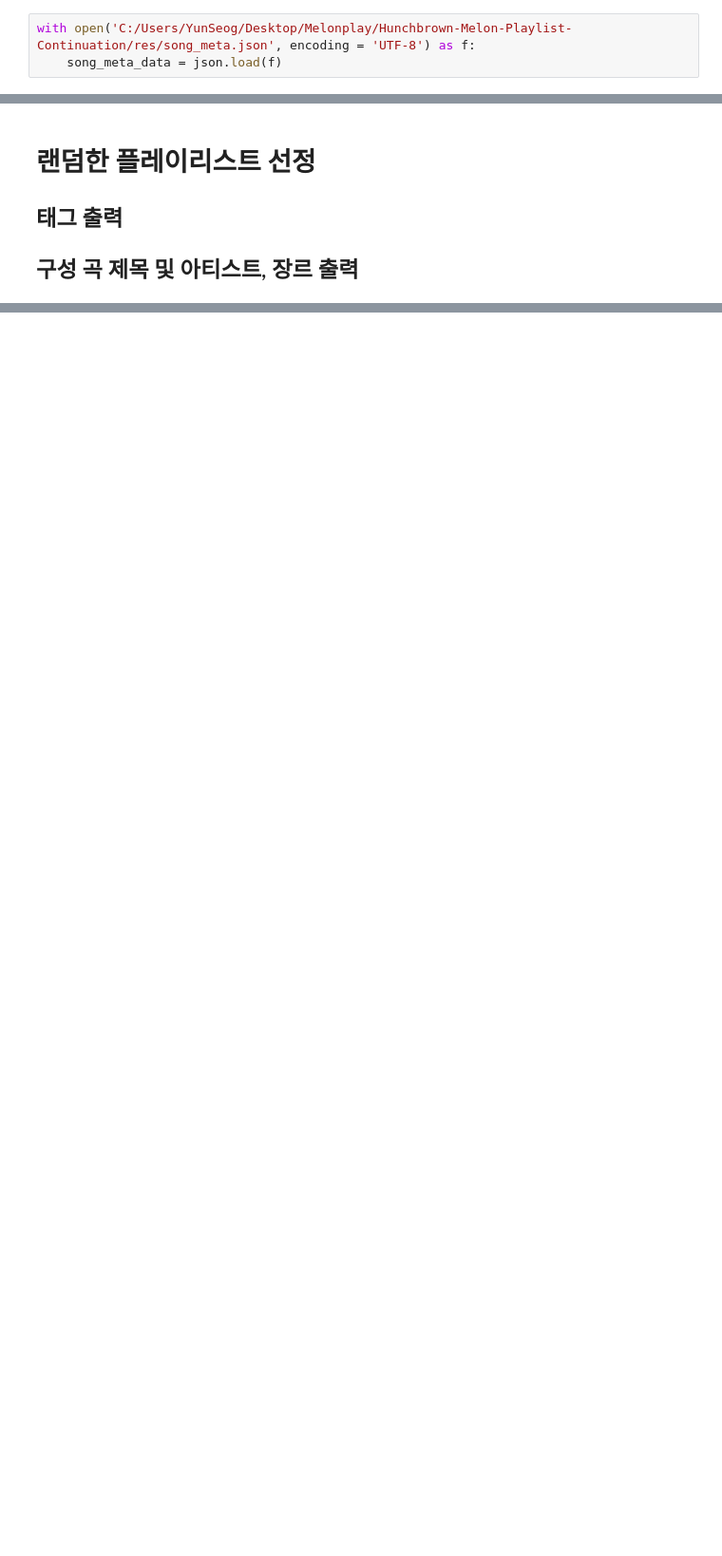
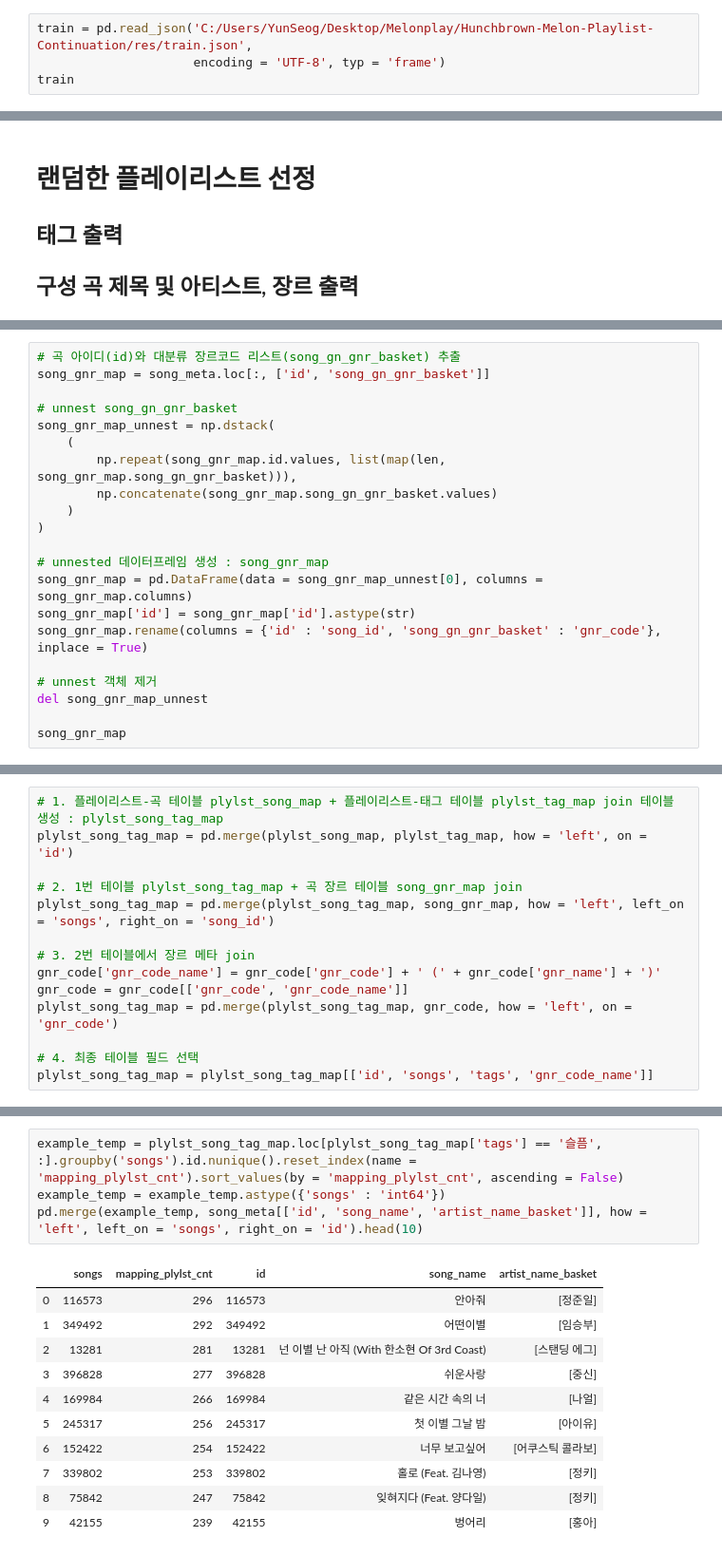
Before and after one commit to dhsong95/Hunchbrown-Melon-Playlist-Continuation, a Jupyter notebook: EDA/TestData.ipynb, the cells around one changed output, grey strips where cells are left out. Shown at 95% size. Saved outputs shown, nothing was run; the diff lists cells and outputs as text; blank space fills up the shorter version.

```diff
--- a/EDA/TestData.ipynb
+++ b/EDA/TestData.ipynb
@@ -29,3 +118,4 @@ Length: 254, dtype: object
 # %%
-with open('C:/Users/YunSeog/Desktop/Melonplay/Hunchbrown-Melon-Playlist-Continuation/res/song_meta.json', encoding = 'UTF-8') as f:
-    song_meta_data = json.load(f)
+train = pd.read_json('C:/Users/YunSeog/Desktop/Melonplay/Hunchbrown-Melon-Playlist-Continuation/res/train.json',
+                     encoding = 'UTF-8', typ = 'frame')
+train
@@ -109,0 +244,21 @@ for song in sample_songs:
+# %%
+# 곡 아이디(id)와 대분류 장르코드 리스트(song_gn_gnr_basket) 추출
+song_gnr_map = song_meta.loc[:, ['id', 'song_gn_gnr_basket']]
+
+# unnest song_gn_gnr_basket
+song_gnr_map_unnest = np.dstack(
+    (
+        np.repeat(song_gnr_map.id.values, list(map(len, song_gnr_map.song_gn_gnr_basket))),
+        np.concatenate(song_gnr_map.song_gn_gnr_basket.values)
+    )
+)
+
+# unnested 데이터프레임 생성 : song_gnr_map
+song_gnr_map = pd.DataFrame(data = song_gnr_map_unnest[0], columns = song_gnr_map.columns)
+song_gnr_map['id'] = song_gnr_map['id'].astype(str)
+song_gnr_map.rename(columns = {'id' : 'song_id', 'song_gn_gnr_basket' : 'gnr_code'}, inplace = True)
+
+# unnest 객체 제거
+del song_gnr_map_unnest
+
+song_gnr_map
@@ -109,0 +279,14 @@ for song in sample_songs:
+# %%
+# 1. 플레이리스트-곡 테이블 plylst_song_map + 플레이리스트-태그 테이블 plylst_tag_map join 테이블 생성 : plylst_song_tag_map
+plylst_song_tag_map = pd.merge(plylst_song_map, plylst_tag_map, how = 'left', on = 'id')
+
+# 2. 1번 테이블 plylst_song_tag_map + 곡 장르 테이블 song_gnr_map join
+plylst_song_tag_map = pd.merge(plylst_song_tag_map, song_gnr_map, how = 'left', left_on = 'songs', right_on = 'song_id')
+
+# 3. 2번 테이블에서 장르 메타 join
+gnr_code['gnr_code_name'] = gnr_code['gnr_code'] + ' (' + gnr_code['gnr_name'] + ')'
+gnr_code = gnr_code[['gnr_code', 'gnr_code_name']]
+plylst_song_tag_map = pd.merge(plylst_song_tag_map, gnr_code, how = 'left', on = 'gnr_code')
+
+# 4. 최종 테이블 필드 선택
+plylst_song_tag_map = plylst_song_tag_map[['id', 'songs', 'tags', 'gnr_code_name']]
@@ -109,0 +350,16 @@ for song in sample_songs:
+# %%
+example_temp = plylst_song_tag_map.loc[plylst_song_tag_map['tags'] == '슬픔', :].groupby('songs').id.nunique().reset_index(name = 'mapping_plylst_cnt').sort_values(by = 'mapping_plylst_cnt', ascending = False)
+example_temp = example_temp.astype({'songs' : 'int64'})
+pd.merge(example_temp, song_meta[['id', 'song_name', 'artist_name_basket']], how = 'left', left_on = 'songs', right_on = 'id').head(10)
+# %% [output]
+|  | songs | mapping_plylst_cnt | id | song_name | artist_name_basket |
+| 0 | 116573 | 296 | 116573 | 안아줘 | [정준일] |
+| 1 | 349492 | 292 | 349492 | 어떤이별 | [임승부] |
+| 2 | 13281 | 281 | 13281 | 넌 이별 난 아직 (With 한소현 Of 3rd Coast) | [스탠딩 에그] |
+| 3 | 396828 | 277 | 396828 | 쉬운사랑 | [중신] |
+| 4 | 169984 | 266 | 169984 | 같은 시간 속의 너 | [나얼] |
+| 5 | 245317 | 256 | 245317 | 첫 이별 그날 밤 | [아이유] |
+| 6 | 152422 | 254 | 152422 | 너무 보고싶어 | [어쿠스틱 콜라보] |
+| 7 | 339802 | 253 | 339802 | 홀로 (Feat. 김나영) | [정키] |
+| 8 | 75842 | 247 | 75842 | 잊혀지다 (Feat. 양다일) | [정키] |
+| 9 | 42155 | 239 | 42155 | 벙어리 | [홍아] |
```
Also changed, not shown: parts of 25 cells of this notebook.
